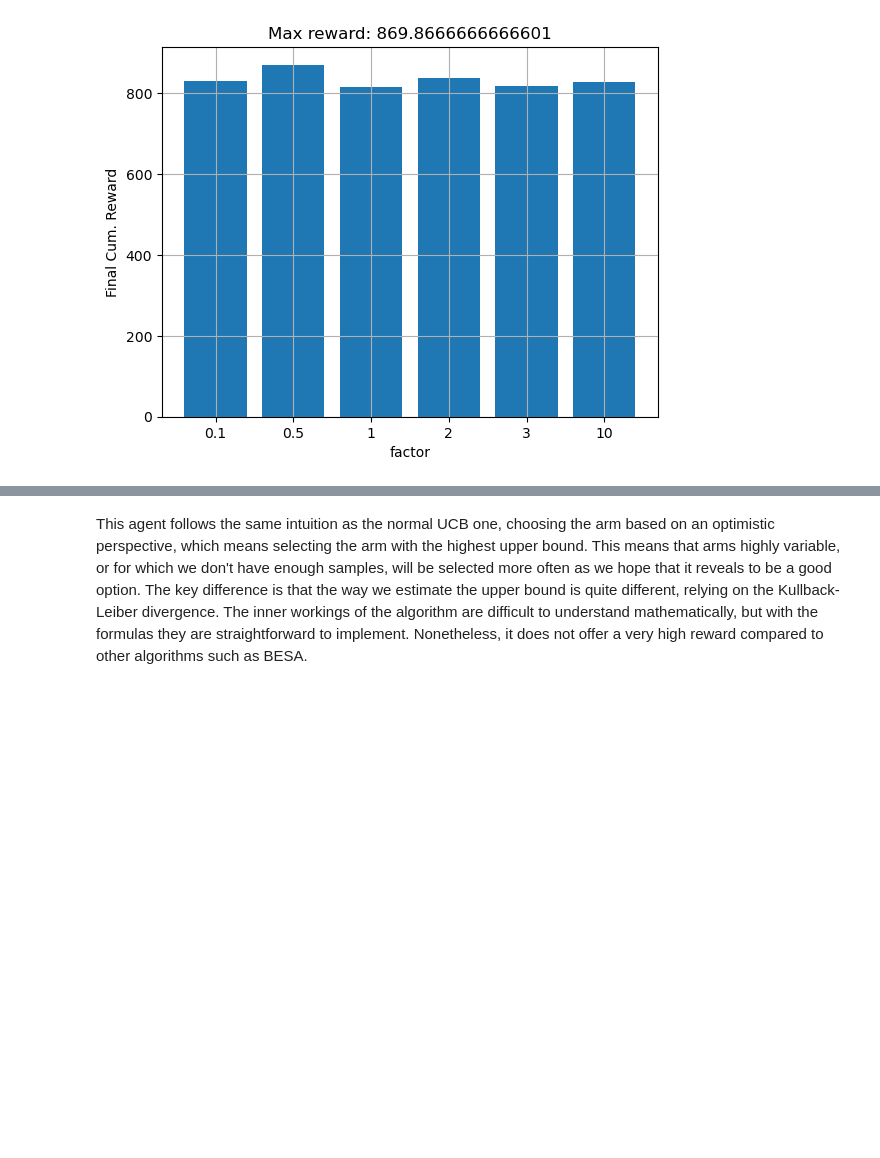
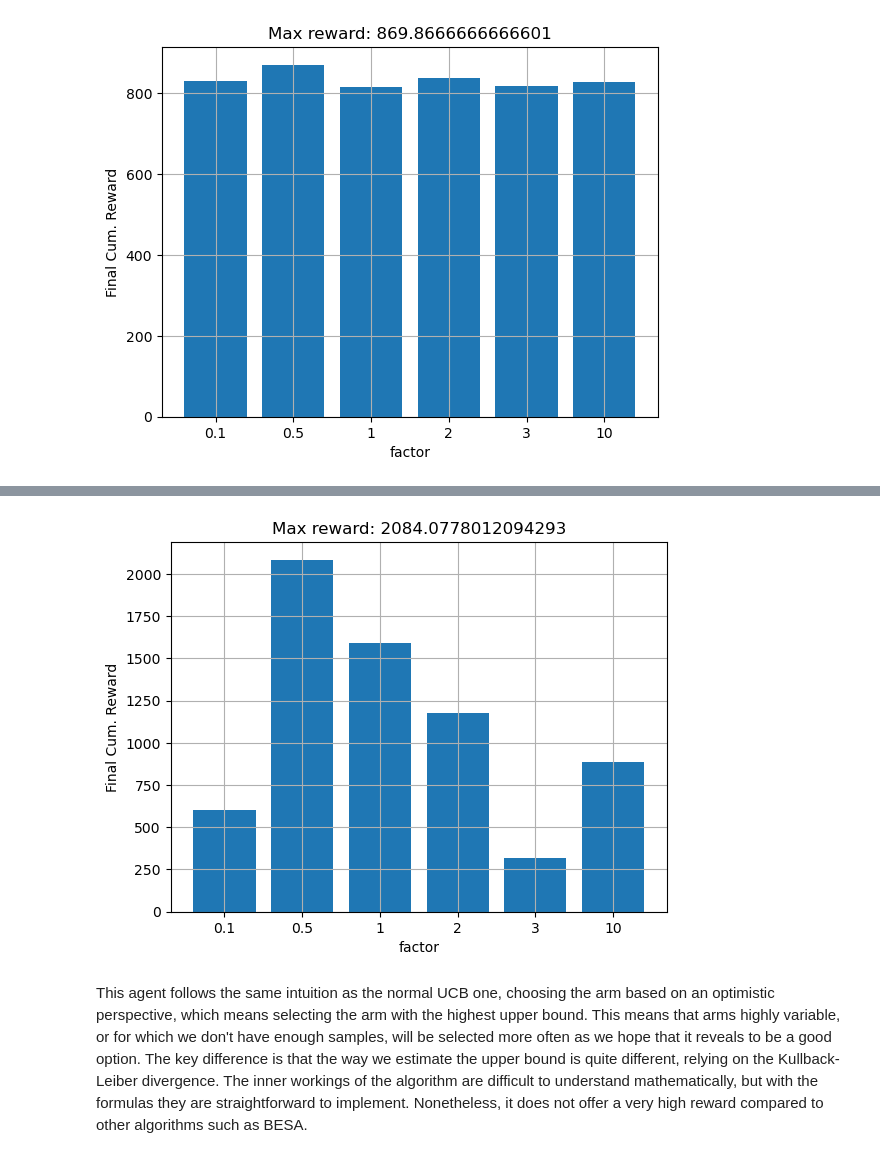
Before and after one commit to diegotg2000/ReinforcementLearning, a Jupyter notebook: TP_2/TP_2_DIEGO_TORRESGUARIN.ipynb, the cells around one changed output, grey strips where cells are left out. Saved outputs shown, nothing was run; the diff lists cells and outputs as text; code cells hidden in the pictures; blank space fills up the shorter version.

```diff
--- a/TP_2/TP_2.ipynb
+++ b/TP_2/TP_2_DIEGO_TORRESGUARIN.ipynb
@@ -744,3 +827,7 @@ This one is more difficult because we have other parameters to be estimated and
+# %%
+plot_final_rewards(cum_rewards, ('factor', factor_values))
+# %% [output]
+[figure, added]
 # %% [markdown]
 This agent follows the same intuition as the normal UCB one, choosing the arm based on an optimistic perspective, which means selecting the arm with the highest upper bound. This means that arms highly variable, or for which we don't have enough samples, will be selected more often as we hope that it reveals to be a good option. The key difference is that the way we estimate the upper bound is quite different, relying on the Kullback-Leiber divergence. The inner workings of the algorithm are difficult to understand mathematically, but with the formulas they are straightforward to implement. Nonetheless, it does not offer a very high reward compared to other algorithms such as BESA.
 # %% [markdown]
```
Also changed, not shown: parts of 9 cells of this notebook, 3 other files.
